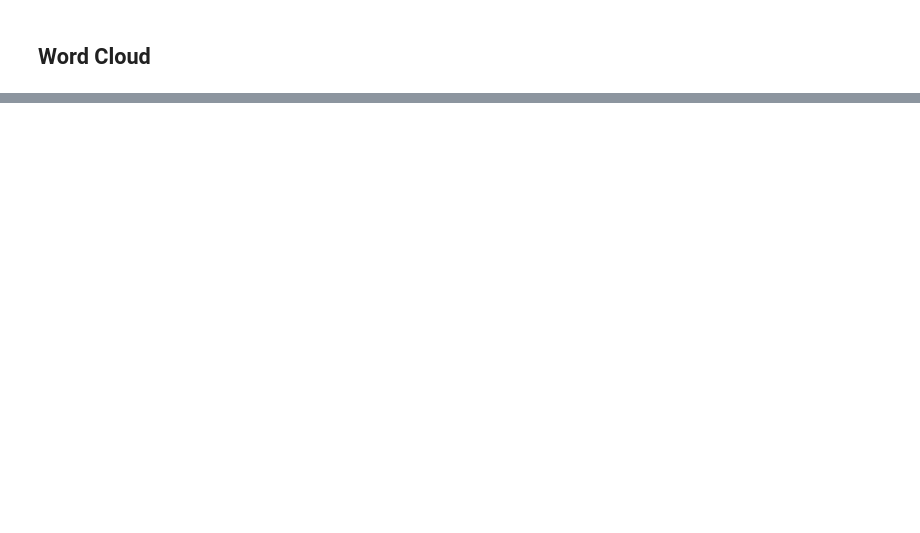
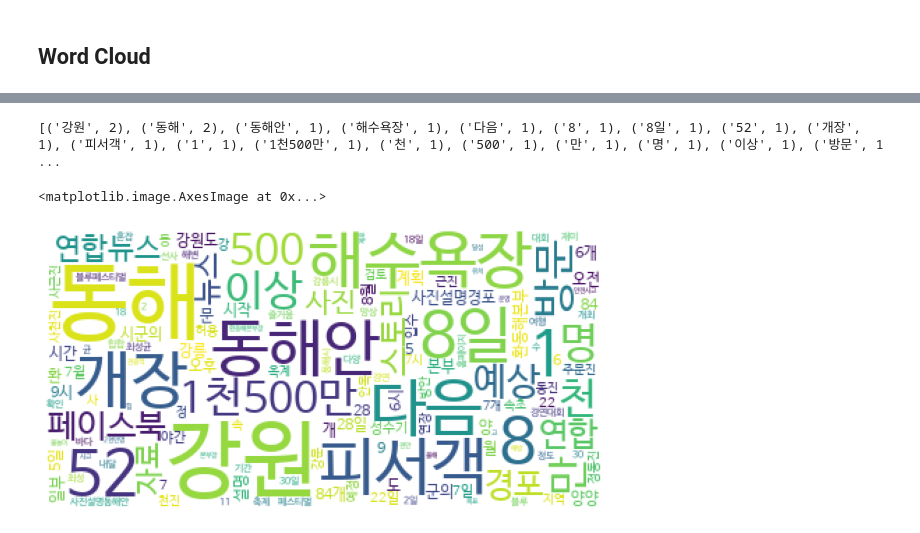
Before and after one commit to zzhining/public_data_analysis, a Jupyter notebook: w11_text_data_analysis_wordcloud.ipynb, the cells around one changed output, grey strips where cells are left out. Cells and saved outputs as stored; diff of their text form; code cells hidden in the pictures; blank space fills up the shorter version.

```diff
--- a/w11_text_data_analysis_wordcloud.ipynb
+++ b/w11_text_data_analysis_wordcloud.ipynb
@@ -158,3 +124,26 @@ ax.imshow(wc)
+# %%
+# 불용어 제거
+stop_word = ['프린트', '카카오', '카카오톡', '이메일', '페이스', '북', '트위터', '카카오스토리', '공유', '일', '시', '초', '달']
+filtered_tokens = []
+for t in tokens:
+    if t not in stop_word:
+        filtered_tokens.append(t)
+
+counted_tokens = Counter(filtered_tokens)
+top_20 = counted_tokens.most_common(20)
+print(top_20)
+# %% [output]
+[('강원', 2), ('동해', 2), ('동해안', 1), ('해수욕장', 1), ('다음', 1), ('8', 1), ('8일', 1), ('52', 1), ('개장', 1), ('피서객', 1), ('1', 1), ('1천500만', 1), ('천', 1), ('500', 1), ('만', 1), ('명', 1), ('이상', 1), ('방문', 1 ...
+# %%
+wc.generate_from_frequencies(counted_tokens)
+figure = plt.figure()
+figure.set_size_inches(10, 10)
+ax = figure.add_subplot(1, 1, 1)
+ax.axis("off")
+ax.imshow(wc)
+# %% [output]
+<matplotlib.image.AxesImage at 0x...>
+[figure, added]
 # %%
 # 마스크 이미지 로드
 import numpy as np
```
Also changed, not shown: parts of 13 cells of this notebook.
